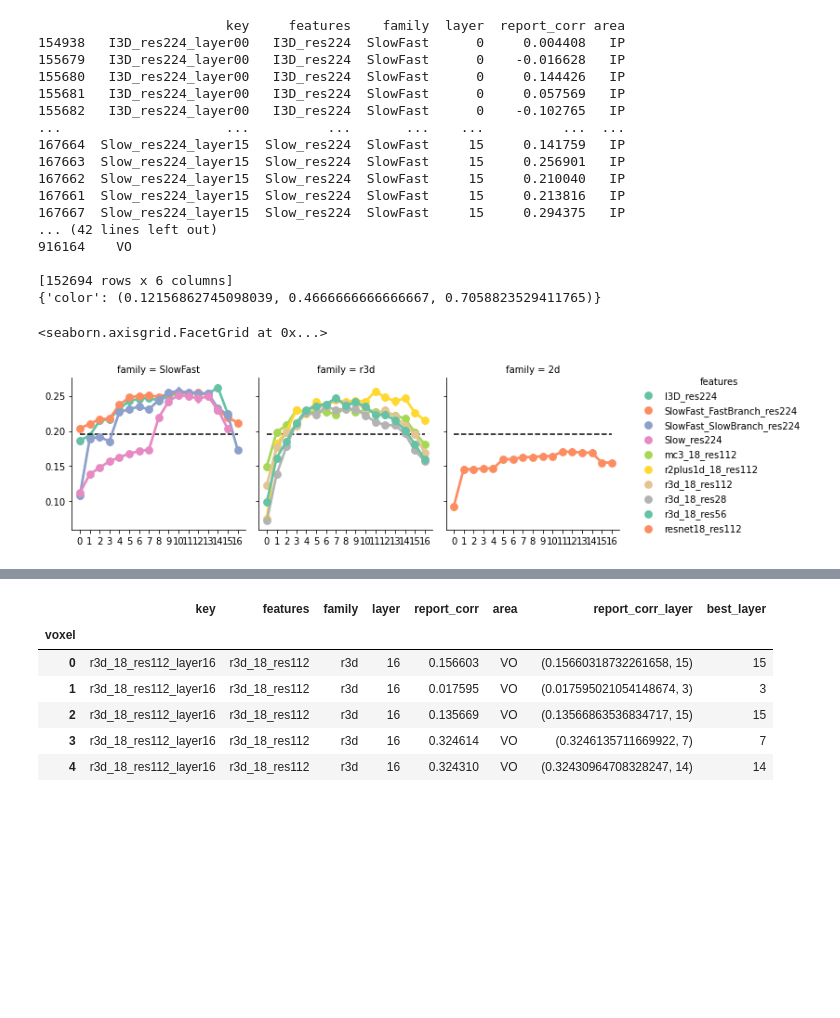
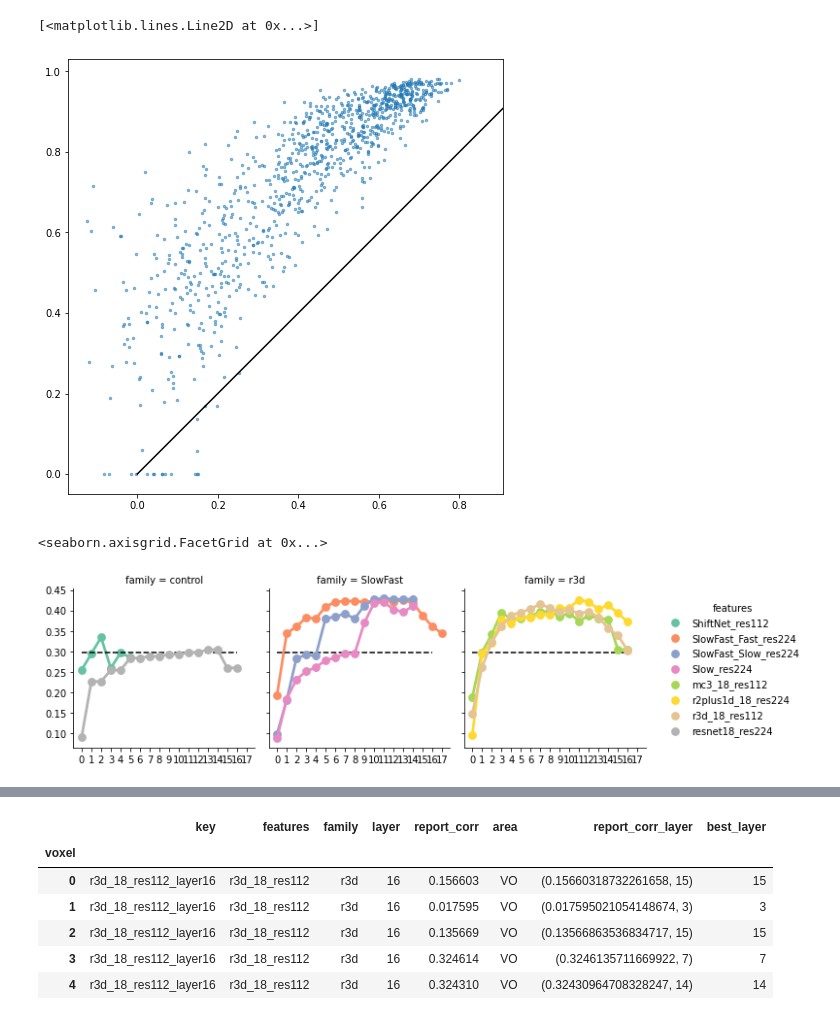
Before and after one commit to patrickmineault/your-head-is-there-to-move-you-around, a Jupyter notebook: notebooks/Compare results.ipynb, the cells around one changed output, grey strips where cells are left out. Cells and saved outputs as stored; diff of their text form; code cells hidden in the pictures; blank space fills up the shorter version.

```diff
--- a/notebooks/Compare results.ipynb
+++ b/notebooks/Compare results.ipynb
@@ -10,7 +10,8 @@ runs = api.runs("pmin/train_fmri_convex.py",
                 {"$and":
                  [
                      {"config.dataset": "vim2"},
-                     {"config.aggregator": "average"},
+                     {"config.aggregator": "downsample"},
+                     {"config.pca": 500},
                      {"state": "finished"},
                 ]
                 }
@@ -22,22 +23,23 @@ print("Found %i" % len(runs))
 for run in runs:
     if run.config['features'] == 'SlowFast':
         if run.config['layer'] > 16:
-            run.config['features'] = 'SlowFast_FastBranch'
+            run.config['features'] = 'SlowFast_Fast'
             run.config['layer'] = run.config['layer'] - 17
         else:
-            run.config['features'] = 'SlowFast_SlowBranch'
+            run.config['features'] = 'SlowFast_Slow'
 
     unique_name = f"{run.config['features']}_res{run.config['width']}_layer{run.config['layer']:02}"
     if unique_name in archives:
         continue
 
     print(unique_name)
-    results = run.files()[4]
-    results.download(replace=True)
+    for file in run.files():
+        if file.name == 'results.pkl':
+            file.download(replace=True)
+
     with open('results.pkl', 'rb') as f:
         results = pickle.load(f)
 
-
     archives[unique_name] = {'corrs_report': results['corrs_report'],
                              'config': run.config}
 # %% [output]
@@ -75,6 +90,8 @@ data = fmri_models.get_dataset(
           'data_root': '../data',
           'subject': 's1',
           'subset': False}), 'report')
+max_r2 = data.max_r2[data.mask]
+max_r = np.sqrt(np.fmax(max_r2, 0))
 
 roi_str = np.zeros(data.mask.shape, dtype=np.object)
 for key, val in data.rois.items():
@@ -83,15 +100,16 @@ rois = roi_str[data.mask]
 
 families = {'I3D': 'SlowFast',
             'MotionNet': 'shallow',
-            'SlowFast_FastBranch': 'SlowFast',
-            'SlowFast_SlowBranch': 'SlowFast',
+            'SlowFast_Fast': 'SlowFast',
+            'SlowFast_Slow': 'SlowFast',
             'Slow': 'SlowFast',
             'Slow': 'SlowFast',
             'gaborpyramid3d': 'shallow',
             'r3d_18': 'r3d',
             'mc3_18': 'r3d',
             'r2plus1d_18': 'r3d',
-            'resnet18': '2d'}
+            'resnet18': 'control',
+            'ShiftNet': 'control'}
 
 results = []
 for k, v in archives.items():
@@ -103,6 +121,7 @@ for k, v in archives.items():
                         'family': fam,
                         'layer': v['config']['layer'],
                         'report_corr': el,
+                        'max_r': max_r[i],
                         'area': rois[i][:-2]})
 
 df = pd.DataFrame(results)
@@ -110,40 +149,37 @@ df = df.sort_values('key')
+# %%
+max_r = df.query('key == "Slow_res224_layer10" and area == "v1"').max_r
+report_corr = df.query('key == "Slow_res224_layer10" and area == "v1"').report_corr
+
+plt.figure(figsize=(8, 8))
+plt.plot(report_corr, max_r, '.', markersize=5, alpha=0.5)
+plt.axis('square')
+plt.plot([0, 1], [0, 1], 'k-')
+# %% [output]
+[<matplotlib.lines.Line2D at 0x...>]
+[figure, added]
 # %%
-m = df.query('family == "shallow"').report_corr.mean()
+df['relative_r'] = df.report_corr / df.max_r
+m = df.query('family == "shallow" and max_r >= 0.2').relative_r.mean()
+
 def annotate(data, **kws):
     ax = plt.gca()
     # Plot the shallow baseline
     ax.plot([0, 16], [m, m], 'k--')
 
+
 g = sns.catplot(x='layer',
-             y='report_corr',
+             y='relative_r',
              hue='features',
              col='family',
              kind='point',
              palette="Set2",
-             data=df.query('family != "shallow"'),
+             data=df.query('family != "shallow" and max_r >= 0.2'),
              height=3,
              legend_outside=False)
 g.map_dataframe(annotate)
 # %% [output]
-                        key     features    family  layer  report_corr area
-154938   I3D_res224_layer00   I3D_res224  SlowFast      0     0.004408   IP
-155679   I3D_res224_layer00   I3D_res224  SlowFast      0    -0.016628   IP
-155680   I3D_res224_layer00   I3D_res224  SlowFast      0     0.144426   IP
-155681   I3D_res224_layer00   I3D_res224  SlowFast      0     0.057569   IP
-155682   I3D_res224_layer00   I3D_res224  SlowFast      0    -0.102765   IP
-...                     ...          ...       ...    ...          ...  ...
-167664  Slow_res224_layer15  Slow_res224  SlowFast     15     0.141759   IP
-167663  Slow_res224_layer15  Slow_res224  SlowFast     15     0.256901   IP
-167662  Slow_res224_layer15  Slow_res224  SlowFast     15     0.210040   IP
-167661  Slow_res224_layer15  Slow_res224  SlowFast     15     0.213816   IP
-167667  Slow_res224_layer15  Slow_res224  SlowFast     15     0.294375   IP
-... (42 lines left out)
-916164    VO
-
-[152694 rows x 6 columns]
-{'color': (0.12156862745098039, 0.4666666666666667, 0.7058823529411765)}
+<seaborn.axisgrid.FacetGrid at 0x...>
-<seaborn.axisgrid.FacetGrid at 0x...>
-[figure, old version]
+[figure, new version]
 # %%
 m = df.query('family == "shallow"').groupby('area').report_corr.mean()
 def annotate(data, **kws):
```
Also changed, not shown: parts of 10 cells of this notebook, 1 other file.
